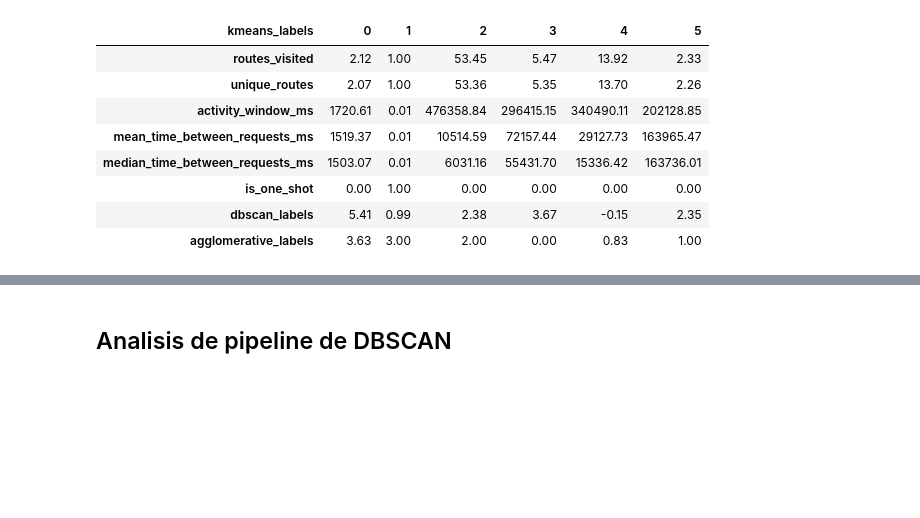
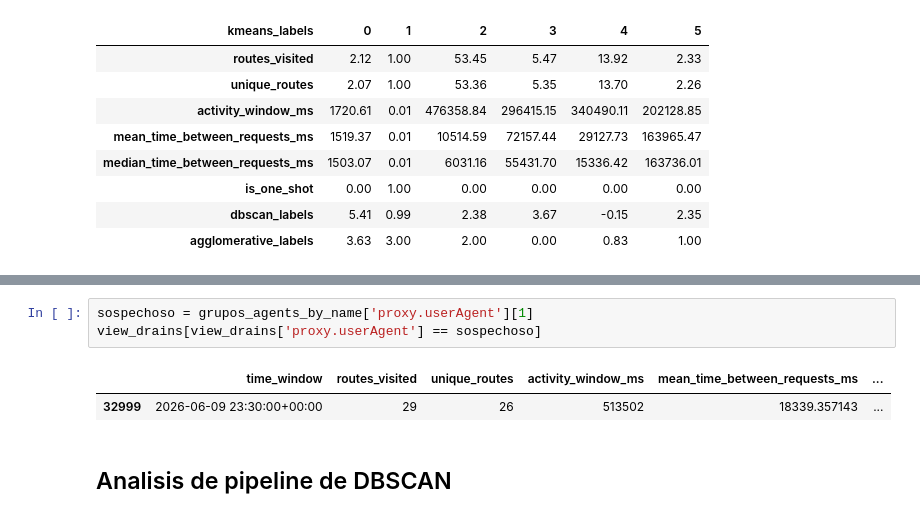
Before and after one commit to Groltjor/PIDATECDSMarcoGMAY25, a Jupyter notebook: Notebooks/05_visualization.ipynb, the cells around one changed output, grey strips where cells are left out. Saved outputs shown, nothing was run; the diff lists cells and outputs as text; blank space fills up the shorter version.

```diff
--- a/Notebooks/05_visualization.ipynb
+++ b/Notebooks/05_visualization.ipynb
@@ -103,3 +122,9 @@ view_drains.head(20)
+# %%
+sospechoso = grupos_agents_by_name['proxy.userAgent'][1]
+view_drains[view_drains['proxy.userAgent'] == sospechoso]
+# %% [output]
+|  | time_window | routes_visited | unique_routes | activity_window_ms | mean_time_between_requests_ms | ... |
+| 32999 | 2026-06-09 23:30:00+00:00 | 29 | 26 | 513502 | 18339.357143 | ... |
 # %% [markdown]
 ## Analisis de pipeline de DBSCAN
 # %%
```
Also changed, not shown: parts of 3 cells of this notebook.
